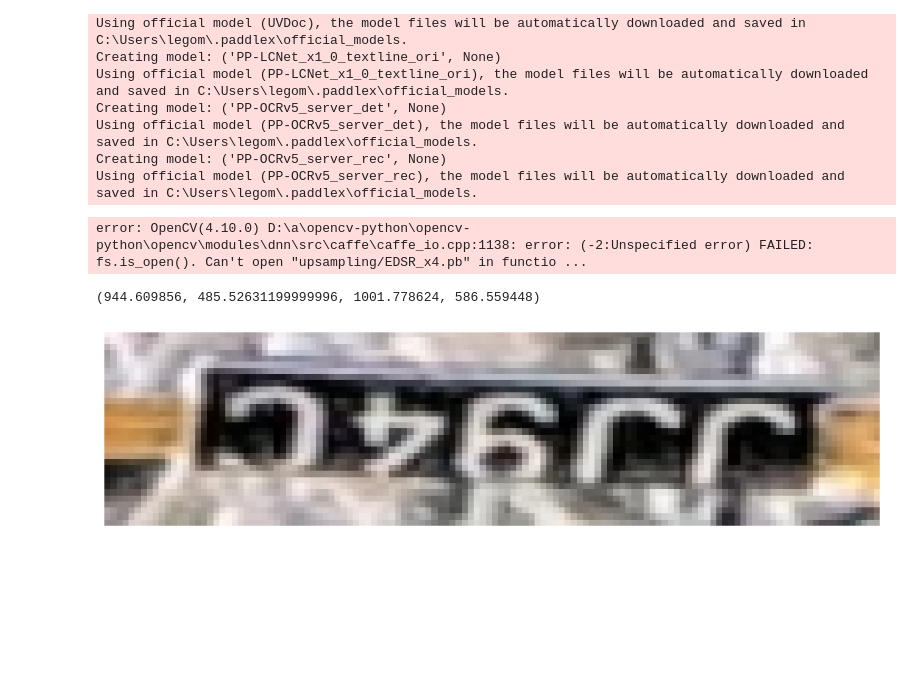
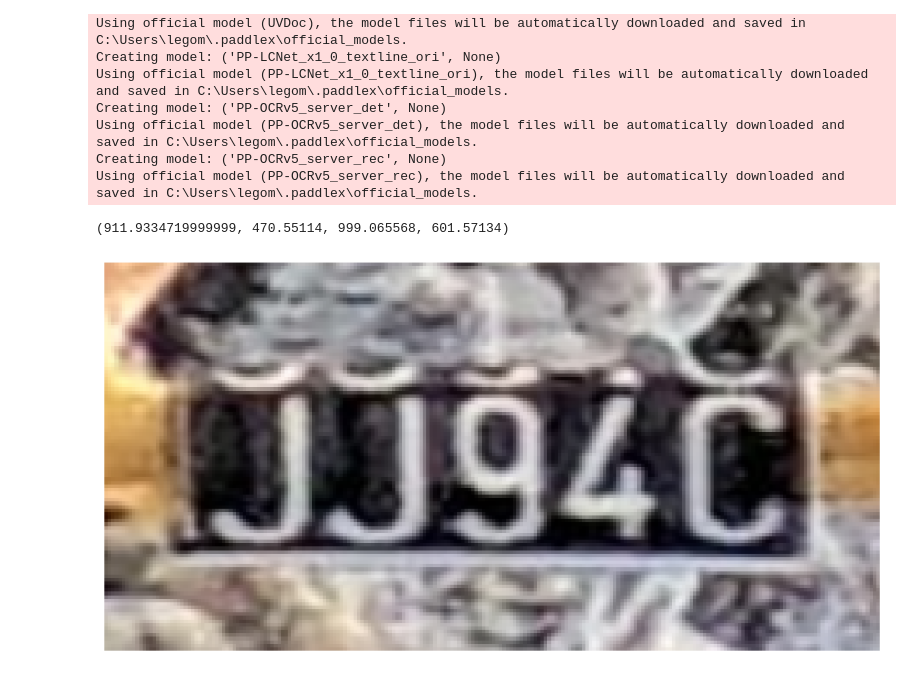
Before and after one commit to Krijosor/Bird-Is-The-Word, a Jupyter notebook: testbook.ipynb, the cells around one changed output. Saved outputs shown, nothing was run; the diff lists cells and outputs as text; code cells hidden in the pictures; blank space fills up the shorter version.

```diff
--- a/testbook.ipynb
+++ b/testbook.ipynb
@@ -34,13 +33,11 @@ image_path = "dataset/datasets/rf/images"
 bb_path = "dataset/datasets/rf/labels"
 max_n = 10
 transform = T.Compose([
-    T.Resize((128,32)),
-    #T.Lambda(lambda x: F.rotate(x, 90, expand=True))
+    T.Resize((224,112)),
+    T.Lambda(lambda x: F.rotate(x, 270, expand=True))
     #T.ToTensor()
 ])
 exp_dataset = BWDatasets.TrainDataSet(img_path=image_path, labels_path=label_path, bb_path=bb_path, transform=transform, max_n=max_n)
-# %% [output]
-error: OpenCV(4.10.0) D:\a\opencv-python\opencv-python\opencv\modules\dnn\src\caffe\caffe_io.cpp:1138: error: (-2:Unspecified error) FAILED: fs.is_open(). Can't open "upsampling/EDSR_x4.pb" in functio ...
 # %%
 def bb_txt_to_list(bb_path):
 
@@ -91,13 +88,13 @@ def draw_image_with_bb(img, bb_cords):
     plt.axis("off")
     plt.show()
 # %%
-img, bb, l = exp_dataset[3]
+img, bb, l = exp_dataset[1]
 print(bb)
 
 draw_image_with_bb(img, bb)
 # %% [output]
-(944.609856, 485.52631199999996, 1001.778624, 586.559448)
+(911.9334719999999, 470.55114, 999.065568, 601.57134)
-[figure, old version]
+[figure, new version]
 # %%
 # bb_folder_path = "dataset/datasets/rf/labels"
 
```
Also changed, not shown: parts of 3 cells of this notebook, 1 other file.
